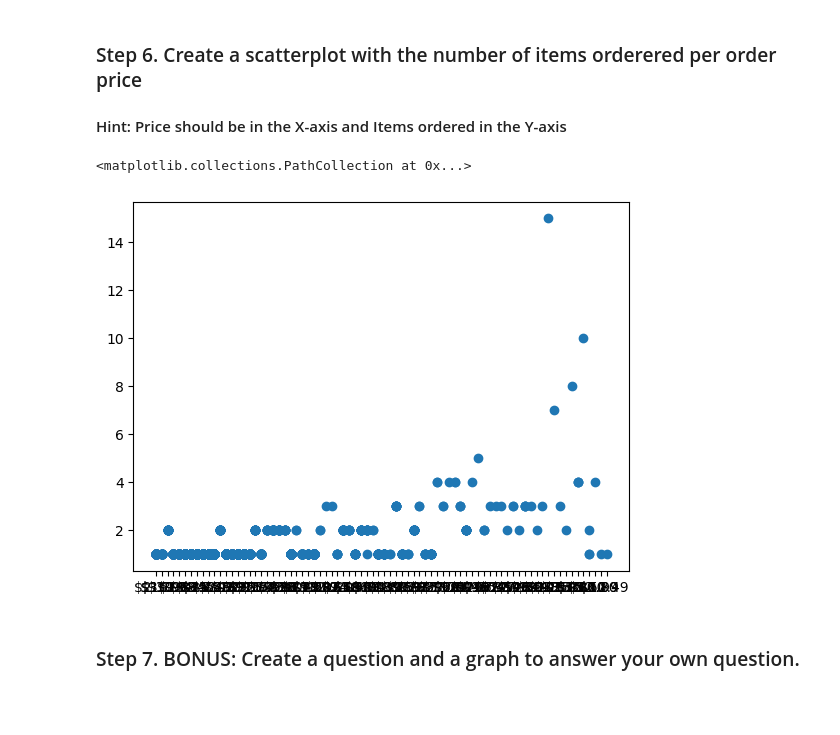
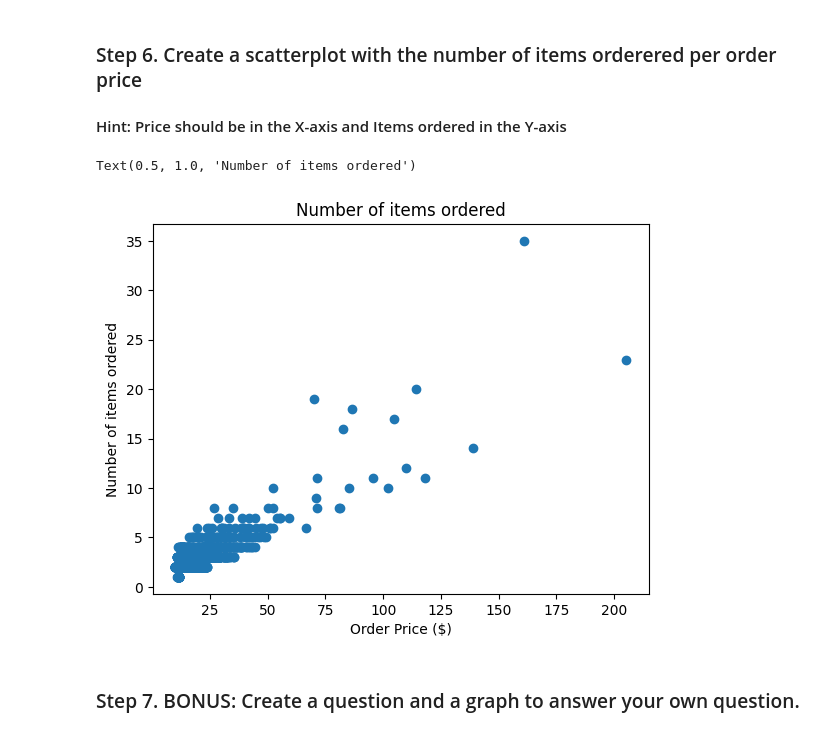
Before and after one commit to Rashay01/pandas_exercises, a Jupyter notebook: Exercise-2.ipynb, the cells around one changed output. Drawn from its saved outputs; the diff is of its cells as text; code cells hidden in the pictures; blank space fills up the shorter version.

```diff
--- a/Exercise-2.ipynb
+++ b/Exercise-2.ipynb
@@ -46,10 +61,16 @@ Text(0.5, 1.0, 'Top 5 items bought')
 # %% [markdown]
 ### Step 6. Create a scatterplot with the number of items orderered per order price
 #### Hint: Price should be in the X-axis and Items ordered in the Y-axis
-# %%
-plt.scatter(chipo['item_price'], chipo['quantity'])
-# %% [output]
-<matplotlib.collections.PathCollection at 0x...>
-[figure, removed]
+# %%
+chipo['item_price'] = chipo["item_price"].apply(lambda x: float(x[1:].strip()))
+orders = chipo.groupby('order_id').aggregate({'quantity': "sum", 'item_price':'sum'})
+
+plt.scatter(orders['item_price'], orders['quantity'].values)
+plt.xlabel("Order Price ($)")
+plt.ylabel("Number of items ordered")
+plt.title("Number of items ordered")
+# %% [output]
+Text(0.5, 1.0, 'Number of items ordered')
+[figure, added]
 # %% [markdown]
 ### Step 7. BONUS: Create a question and a graph to answer your own question.
```
Also changed, not shown: parts of 1 cell of this notebook.
